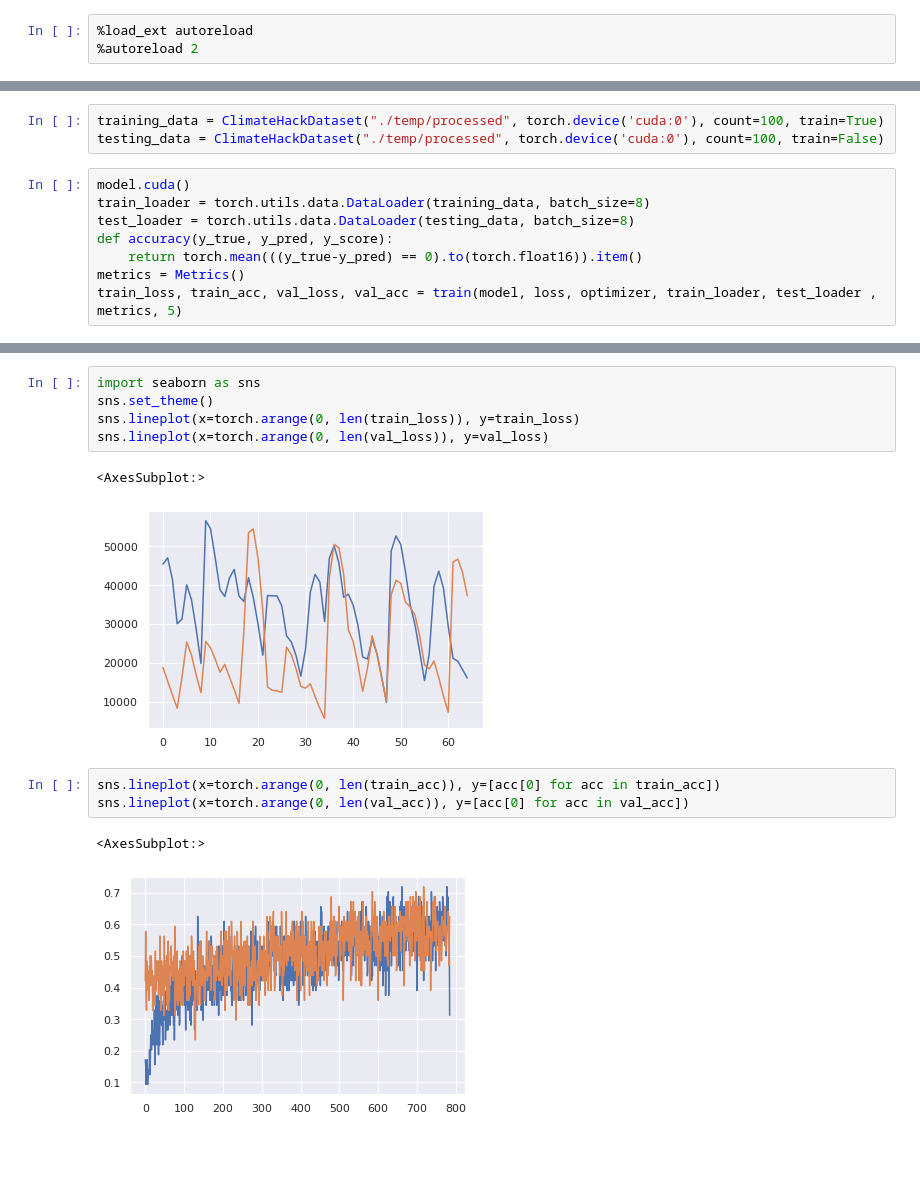
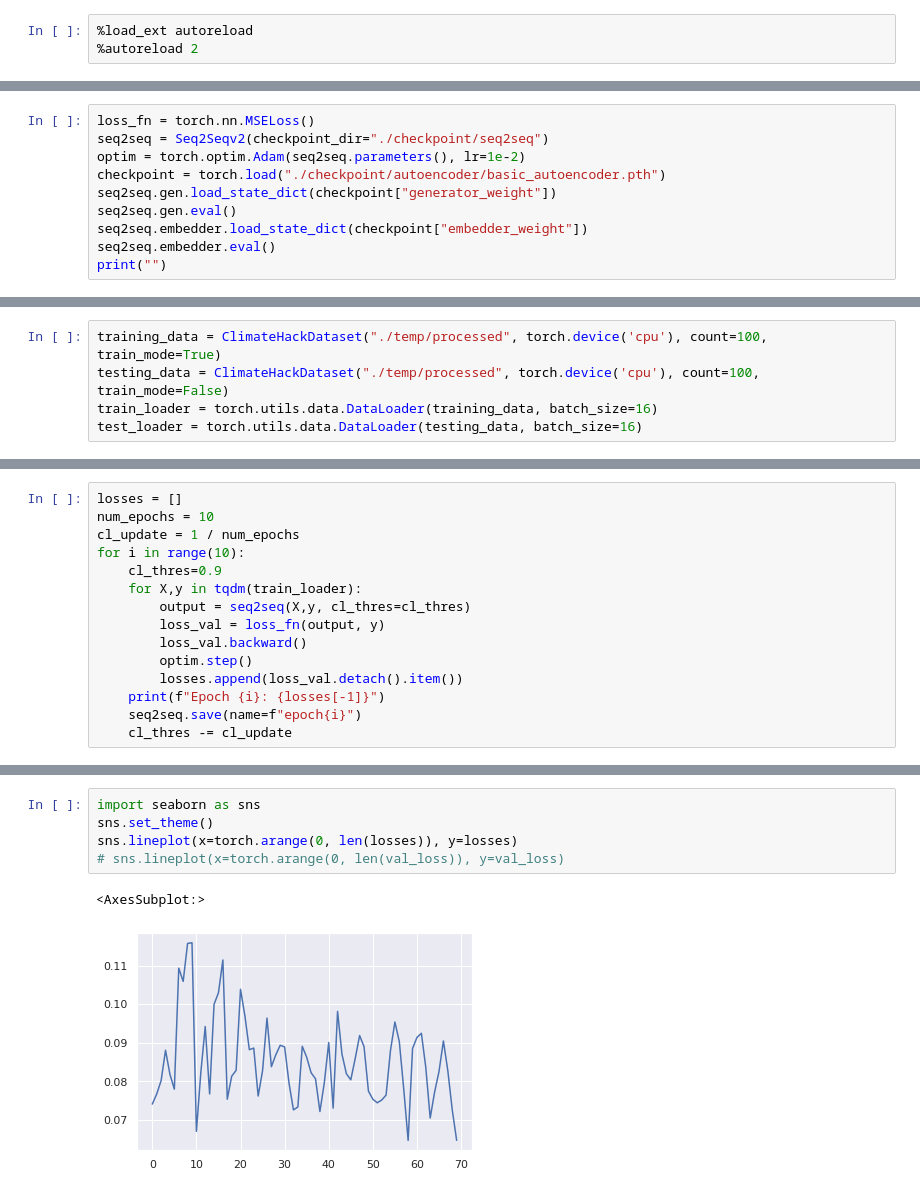
Before and after one commit to skunichetty/climate-hack, a Jupyter notebook: testing.ipynb, the cells around one changed output, grey strips where cells are left out. Saved outputs shown, nothing was run; the diff lists cells and outputs as text; blank space fills up the shorter version.

```diff
--- a/testing.ipynb
+++ b/testing.ipynb
@@ -35,0 +13,10 @@ optimizer = torch.optim.Adam(model.parameters(), 1e-3)
+# %%
+loss_fn = torch.nn.MSELoss()
+seq2seq = Seq2Seqv2(checkpoint_dir="./checkpoint/seq2seq")
+optim = torch.optim.Adam(seq2seq.parameters(), lr=1e-2)
+checkpoint = torch.load("./checkpoint/autoencoder/basic_autoencoder.pth")
+seq2seq.gen.load_state_dict(checkpoint["generator_weight"])
+seq2seq.gen.eval()
+seq2seq.embedder.load_state_dict(checkpoint["embedder_weight"])
+seq2seq.embedder.eval()
+print("")
@@ -36,11 +28,5 @@ optimizer = torch.optim.Adam(model.parameters(), 1e-3)
 # %%
-training_data = ClimateHackDataset("./temp/processed", torch.device('cuda:0'), count=100, train=True)
-testing_data = ClimateHackDataset("./temp/processed", torch.device('cuda:0'), count=100, train=False)
+training_data = ClimateHackDataset("./temp/processed", torch.device('cpu'), count=100, train_mode=True)
+testing_data = ClimateHackDataset("./temp/processed", torch.device('cpu'), count=100, train_mode=False)
+train_loader = torch.utils.data.DataLoader(training_data, batch_size=16)
+test_loader = torch.utils.data.DataLoader(testing_data, batch_size=16)
-# %%
-model.cuda()
-train_loader = torch.utils.data.DataLoader(training_data, batch_size=8)
-test_loader = torch.utils.data.DataLoader(testing_data, batch_size=8)
-def accuracy(y_true, y_pred, y_score):
-    return torch.mean(((y_true-y_pred) == 0).to(torch.float16)).item()
-metrics = Metrics()
-train_loss, train_acc, val_loss, val_acc = train(model, loss, optimizer, train_loader, test_loader , metrics, 5)
@@ -67,0 +33,15 @@ Train Loss: 16075.7265625, Val Loss: 37288.84375
+# %%
+losses = []
+num_epochs = 10
+cl_update = 1 / num_epochs
+for i in range(10):
+    cl_thres=0.9
+    for X,y in tqdm(train_loader):
+        output = seq2seq(X,y, cl_thres=cl_thres)
+        loss_val = loss_fn(output, y)
+        loss_val.backward()
+        optim.step()
+        losses.append(loss_val.detach().item())
+    print(f"Epoch {i}: {losses[-1]}")
+    seq2seq.save(name=f"epoch{i}")
+    cl_thres -= cl_update
@@ -68,14 +67,8 @@ Train Loss: 16075.7265625, Val Loss: 37288.84375
 # %%
 import seaborn as sns
 sns.set_theme()
-sns.lineplot(x=torch.arange(0, len(train_loss)), y=train_loss)
-sns.lineplot(x=torch.arange(0, len(val_loss)), y=val_loss)
+sns.lineplot(x=torch.arange(0, len(losses)), y=losses)
+# sns.lineplot(x=torch.arange(0, len(val_loss)), y=val_loss)
 # %% [output]
 <AxesSubplot:>
-[figure, old version]
+[figure, new version]
-# %%
-sns.lineplot(x=torch.arange(0, len(train_acc)), y=[acc[0] for acc in train_acc])
-sns.lineplot(x=torch.arange(0, len(val_acc)), y=[acc[0] for acc in val_acc])
-# %% [output]
-<AxesSubplot:>
-[figure, removed]
```
Also changed, not shown: parts of 20 cells of this notebook, 24 other files.
